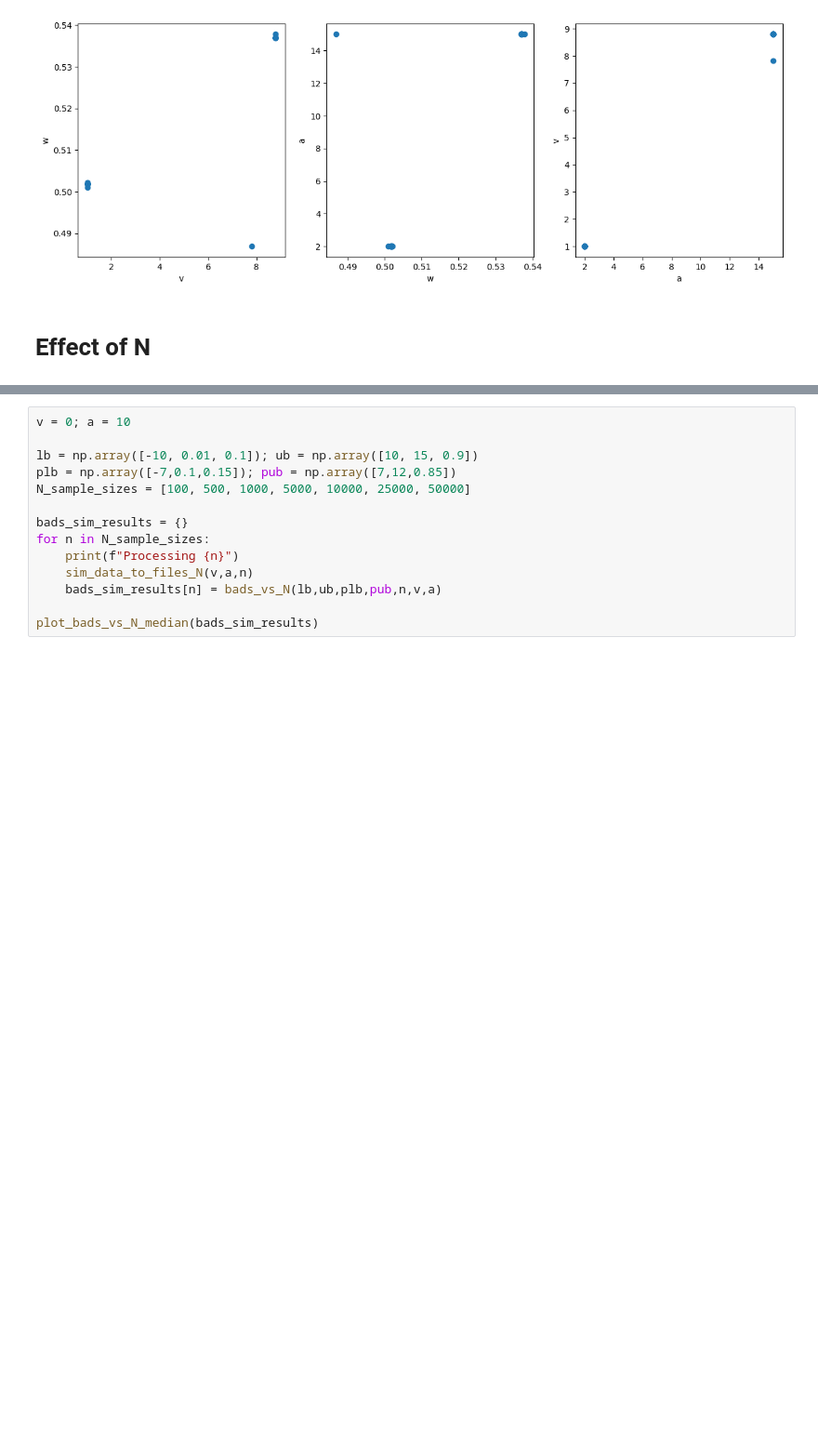
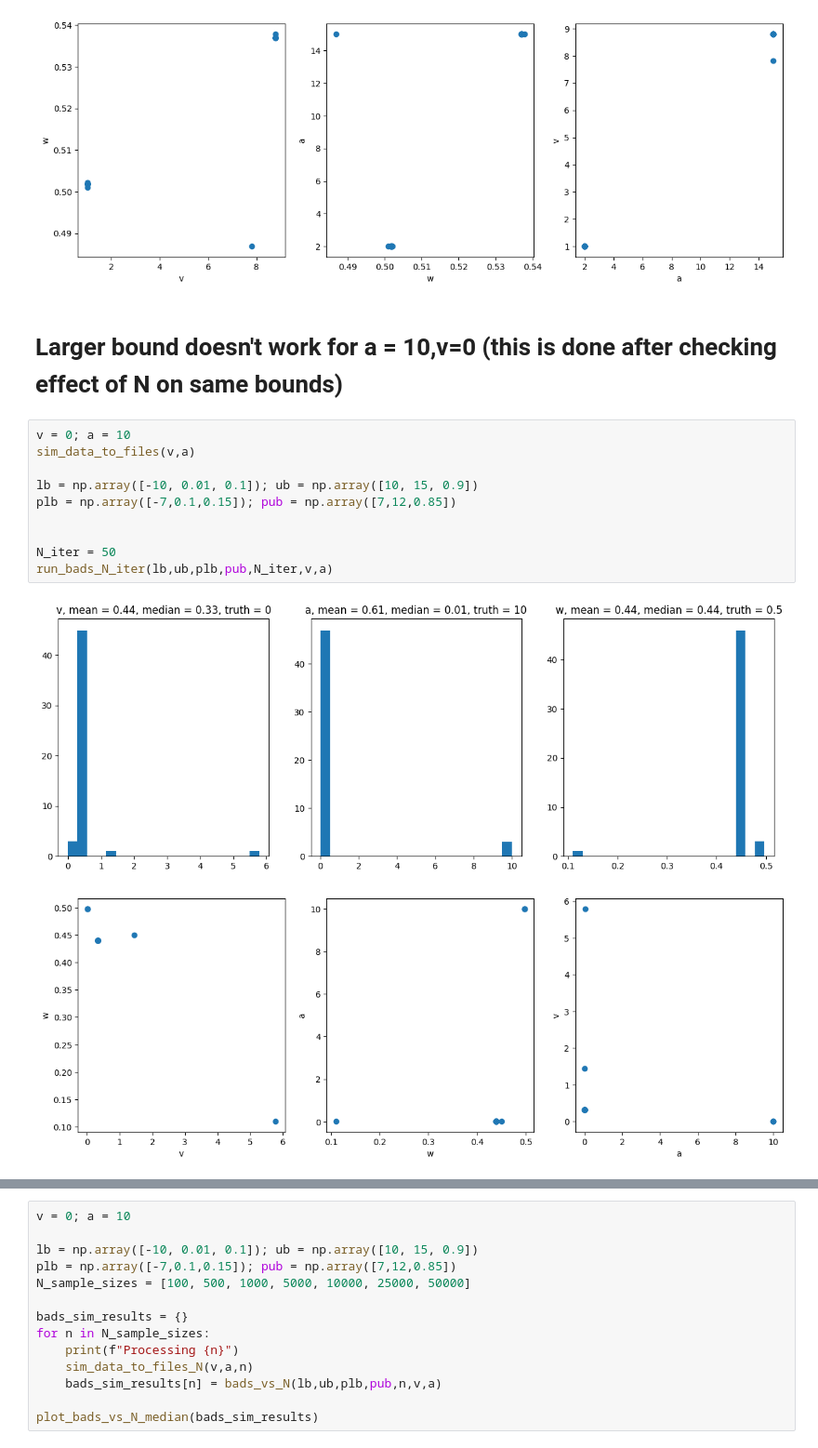
Before and after one commit to rakaar/ai_stats_notes, a Jupyter notebook: neural/ddm_ex22_v2.ipynb, the cells around one changed output, grey strips where cells are left out. Shown at 93% size. Drawn from its saved outputs; the diff is of its cells as text; blank space fills up the shorter version.

```diff
--- a/neural/ddm_ex22_v2.ipynb
+++ b/neural/ddm_ex22_v2.ipynb
@@ -74,5 +74,18 @@ run_bads_N_iter(lb,ub,plb,pub,N_iter,v,a)
 bads:meshOverflow        The mesh attempted to expand above maximum size too many times. Try widening plausible_lower_bounds and plausible_upper_bounds.
 [figure]
 [figure]
-# %% [markdown]
-# Effect of N
+# %% [markdown]
+# Larger bound doesn't work for a = 10,v=0 (this is done after checking effect of N on same bounds)
+# %%
+v = 0; a = 10
+sim_data_to_files(v,a)
+
+lb = np.array([-10, 0.01, 0.1]); ub = np.array([10, 15, 0.9])
+plb = np.array([-7,0.1,0.15]); pub = np.array([7,12,0.85])
+
+
+N_iter = 50
+run_bads_N_iter(lb,ub,plb,pub,N_iter,v,a)
+# %% [output]
+[figure, added]
+[figure, added]
```
Also changed, not shown: parts of 8 cells of this notebook, 2 other files.
